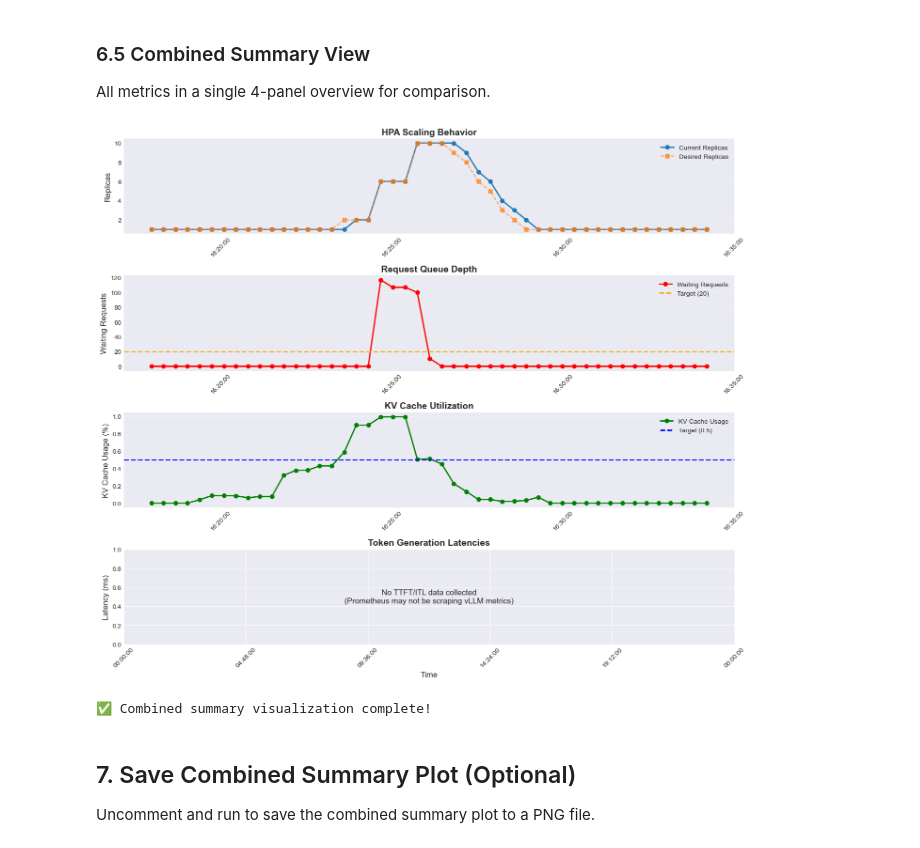
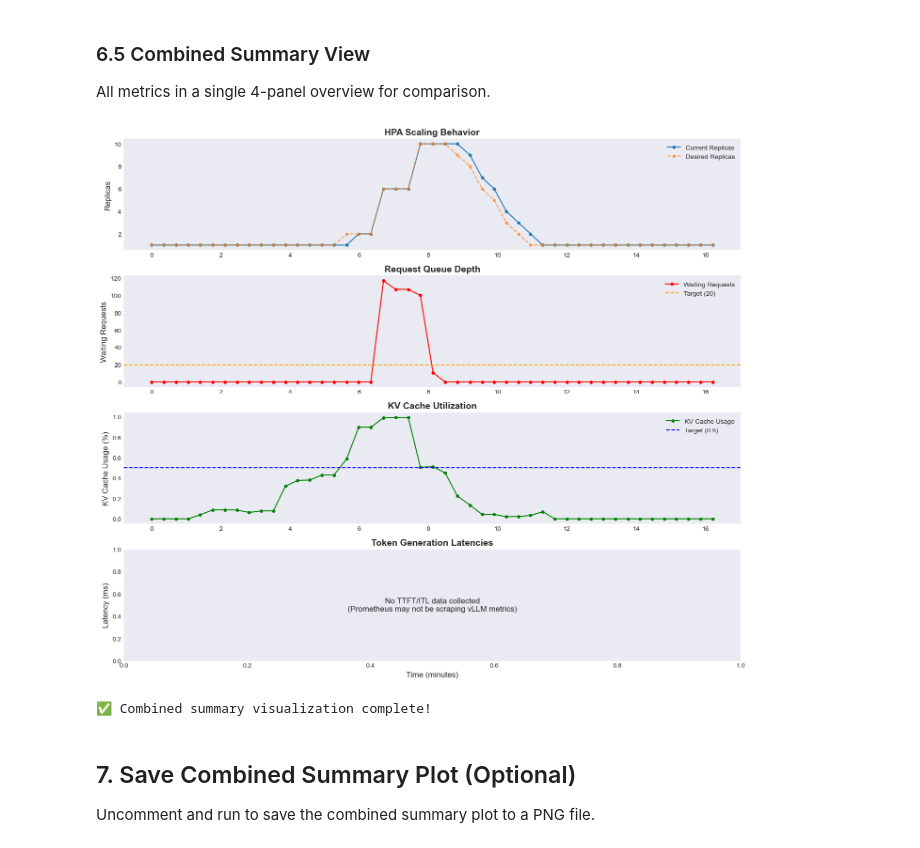
Before and after one commit to WheelyMcBones/inferno-autoscaler-fork, a Jupyter notebook: config/samples/not_wva/new-experiments/analyze-hpa-experiment.ipynb, the cells around one changed output. Saved outputs shown, nothing was run; the diff lists cells and outputs as text; code cells hidden in the pictures.

Commit message:
thesis(data): minor changes to notebook

```diff
--- a/config/samples/not_wva/new-experiments/analyze-hpa-experiment.ipynb
+++ b/config/samples/not_wva/new-experiments/analyze-hpa-experiment.ipynb
@@ -376,15 +383,17 @@ else:
 # %%
 if cache_col:
     fig, ax = plt.subplots(figsize=(14, 4))
-    ax.plot(df['time_relative'], df[cache_col], label='KV Cache Usage', color='green', marker='o', linewidth=2, markersize=6)
+    ax.plot(df['time_relative'], df[cache_col], label='KV Cache Usage', color='green', marker='o', linewidth=1.5, markersize=4)
     if 'kv_cache_usage_target' in df.columns:
         ax.axhline(y=df['kv_cache_usage_target'].iloc[0], color='blue', linestyle='--',
-                   label=f'Target ({df["kv_cache_usage_target"].iloc[0]})', linewidth=2)
-    ax.set_xlabel('Time (seconds)', fontsize=12)
+                   label=f'Target ({df["kv_cache_usage_target"].iloc[0]})', linewidth=1.5)
+    ax.set_xlabel('Time (minutes)', fontsize=12)
     ax.set_ylabel('KV Cache Usage (%)', fontsize=12)
     ax.set_title('KV Cache Utilization', fontsize=14, fontweight='bold')
     ax.legend(loc='best', fontsize=10)
-    ax.grid(True, alpha=0.3)
+    ax.grid(True, which='major', alpha=0.4, linestyle='-', linewidth=0.6, color='gray')
+    ax.grid(True, which='minor', alpha=0.2, linestyle=':', linewidth=0.4, color='gray')
+    ax.minorticks_on()
     plt.tight_layout()
     plt.show()
     print("✅ KV cache plot complete")
@@ -414,18 +423,20 @@ if has_data:
     if ttft_col and len(df[ttft_col][df[ttft_col] > 0]) > 0:
         ttft_mask = df[ttft_col] > 0
         ax.plot(df['time_relative'][ttft_mask], df[ttft_col][ttft_mask], label='TTFT (ms)',
-                color='purple', marker='o', linewidth=2, markersize=6, alpha=0.7)
+                color='purple', marker='o', linewidth=1.5, markersize=4, alpha=0.7)
 
     if itl_col and len(df[itl_col][df[itl_col] > 0]) > 0:
         itl_mask = df[itl_col] > 0
         ax.plot(df['time_relative'][itl_mask], df[itl_col][itl_mask], label='ITL (ms)',
-                color='brown', marker='s', linewidth=2, markersize=5, alpha=0.7)
+                color='brown', marker='s', linewidth=1.5, markersize=3, alpha=0.7)
 
-    ax.set_xlabel('Time (seconds)', fontsize=12)
+    ax.set_xlabel('Time (minutes)', fontsize=12)
     ax.set_ylabel('Latency (ms)', fontsize=12)
     ax.set_title('Token Generation Latencies', fontsize=14, fontweight='bold')
     ax.legend(loc='best', fontsize=10)
-    ax.grid(True, alpha=0.3)
+    ax.grid(True, which='major', alpha=0.4, linestyle='-', linewidth=0.6, color='gray')
+    ax.grid(True, which='minor', alpha=0.2, linestyle=':', linewidth=0.4, color='gray')
+    ax.minorticks_on()
     plt.tight_layout()
     plt.show()
     print("✅ TTFT/ITL plot complete")
@@ -443,82 +454,90 @@ fig, axes = plt.subplots(4, 1, figsize=(14, 12))
 
 # Panel 1: Replicas
 ax1 = axes[0]
-ax1.plot(df['timestamp'], df['replicas'], label='Current Replicas', marker='o', linewidth=2)
-ax1.plot(df['timestamp'], df['desired_replicas'], label='Desired Replicas', marker='s', linestyle='--', alpha=0.7)
+ax1.plot(df['time_relative'], df['replicas'], label='Current Replicas', marker='o', linewidth=1.5, markersize=4)
+ax1.plot(df['time_relative'], df['desired_replicas'], label='Desired Replicas', marker='s', linestyle='--', alpha=0.7, linewidth=1.5, markersize=3)
 ax1.set_ylabel('Replicas', fontsize=12)
 ax1.set_title('HPA Scaling Behavior', fontsize=14, fontweight='bold')
 ax1.legend(loc='best')
-ax1.grid(True, alpha=0.3)
+ax1.grid(True, which='major', alpha=0.4, linestyle='-', linewidth=0.6, color='gray')
+ax1.grid(True, which='minor', alpha=0.2, linestyle=':', linewidth=0.4, color='gray')
+ax1.minorticks_on()
 
 # Panel 2: Waiting Requests
 ax2 = axes[1]
 if waiting_col:
-    ax2.plot(df['timestamp'], df[waiting_col], label='Waiting Requests', color='red', marker='o', linewidth=2)
+    ax2.plot(df['time_relative'], df[waiting_col], label='Waiting Requests', color='red', marker='o', linewidth=1.5, markersize=4)
     if 'num_requests_waiting_target' in df.columns:
         ax2.axhline(y=df['num_requests_waiting_target'].iloc[0], color='orange', linestyle='--',
-                   label=f'Target ({df["num_requests_waiting_target"].iloc[0]})', linewidth=2)
+                   label=f'Target ({df["num_requests_waiting_target"].iloc[0]})', linewidth=1.5)
     ax2.set_ylabel('Waiting Requests', fontsize=12)
     ax2.set_title('Request Queue Depth', fontsize=14, fontweight='bold')
     ax2.legend(loc='best')
-    ax2.grid(True, alpha=0.3)
+    ax2.grid(True, which='major', alpha=0.4, linestyle='-', linewidth=0.6, color='gray')
+    ax2.grid(True, which='minor', alpha=0.2, linestyle=':', linewidth=0.4, color='gray')
+    ax2.minorticks_on()
 else:
     ax2.text(0.5, 0.5, 'No waiting requests data available', ha='center', va='center', transform=ax2.transAxes)
 
 # Panel 3: KV Cache Usage
 ax3 = axes[2]
 if cache_col:
-    ax3.plot(df['timestamp'], df[cache_col], label='KV Cache Usage', color='green', marker='o', linewidth=2)
+    ax3.plot(df['time_relative'], df[cache_col], label='KV Cache Usage', color='green', marker='o', linewidth=1.5, markersize=4)
     if 'kv_cache_usage_target' in df.columns:
         ax3.axhline(y=df['kv_cache_usage_target'].iloc[0], color='blue', linestyle='--',
-                   label=f'Target ({df["kv_cache_usage_target"].iloc[0]})', linewidth=2)
+                   label=f'Target ({df["kv_cache_usage_target"].iloc[0]})', linewidth=1.5)
     ax3.set_ylabel('KV Cache Usage (%)', fontsize=12)
     ax3.set_title('KV Cache Utilization', fontsize=14, fontweight='bold')
     ax3.legend(loc='best')
-    ax3.grid(True, alpha=0.3)
+    ax3.grid(True, which='major', alpha=0.4, linestyle='-', linewidth=0.6, color='gray')
+    ax3.grid(True, which='minor', alpha=0.2, linestyle=':', linewidth=0.4, color='gray')
+    ax3.minorticks_on()
 else:
     ax3.text(0.5, 0.5, 'No KV cache data available', ha='center', va='center', transform=ax3.transAxes)
 
 # Panel 4: TTFT and ITL
 ax4 = axes[3]
 has_data = False
 
 if ttft_col:
-    ttft_data = df[ttft_col][df[ttft_col] > 0]
-    if len(ttft_data) > 0:
-        ax4.plot(df['timestamp'][df[ttft_col] > 0], ttft_data, label='TTFT (ms)',
-                color='purple', marker='o', linewidth=2, alpha=0.7)
+    ttft_mask = df[ttft_col] > 0
+    if ttft_mask.sum() > 0:
+        ax4.plot(df['time_relative'][ttft_mask], df[ttft_col][ttft_mask], label='TTFT (ms)',
+                color='purple', marker='o', linewidth=1.5, markersize=4, alpha=0.7)
         has_data = True
 
 if itl_col:
-    itl_data = df[itl_col][df[itl_col] > 0]
-    if len(itl_data) > 0:
-        ax4.plot(df['timestamp'][df[itl_col] > 0], itl_data, label='ITL (ms)',
-                color='brown', marker='s', linewidth=2, alpha=0.7)
+    itl_mask = df[itl_col] > 0
+    if itl_mask.sum() > 0:
+        ax4.plot(df['time_relative'][itl_mask], df[itl_col][itl_mask], label='ITL (ms)',
+                color='brown', marker='s', linewidth=1.5, markersize=3, alpha=0.7)
         has_data = True
 
 if has_data:
     ax4.set_ylabel('Latency (ms)', fontsize=12)
     ax4.set_title('Token Generation Latencies', fontsize=14, fontweight='bold')
     ax4.legend(loc='best')
-    ax4.grid(True, alpha=0.3)
+    ax4.grid(True, which='major', alpha=0.4, linestyle='-', linewidth=0.6, color='gray')
+    ax4.grid(True, which='minor', alpha=0.2, linestyle=':', linewidth=0.4, color='gray')
+    ax4.minorticks_on()
 else:
     ax4.text(0.5, 0.5, 'No TTFT/ITL data collected\n(Prometheus may not be scraping vLLM metrics)',
             ha='center', va='center', transform=ax4.transAxes, fontsize=12)
     ax4.set_ylabel('Latency (ms)', fontsize=12)
     ax4.set_title('Token Generation Latencies', fontsize=14, fontweight='bold')
+    ax4.grid(True, which='major', alpha=0.4, linestyle='-', linewidth=0.6, color='gray')
+    ax4.grid(True, which='minor', alpha=0.2, linestyle=':', linewidth=0.4, color='gray')
+    ax4.minorticks_on()
 
-# Format x-axis for all panels
-for ax in axes:
-    ax.xaxis.set_major_formatter(mdates.DateFormatter('%H:%M:%S'))
-    ax.tick_params(axis='x', rotation=45)
+# Set x-label for bottom panel only
+axes[-1].set_xlabel('Time (minutes)', fontsize=12)
 
-plt.xlabel('Time', fontsize=12)
 plt.tight_layout()
 plt.show()
 
 print("\n✅ Combined summary visualization complete!")
 # %% [output]
-[figure, old version]
+[figure, new version]
 ✅ Combined summary visualization complete!
 # %% [markdown]
 ## 7. Save Combined Summary Plot (Optional)
```
Also changed, not shown: parts of 5 cells of this notebook.
